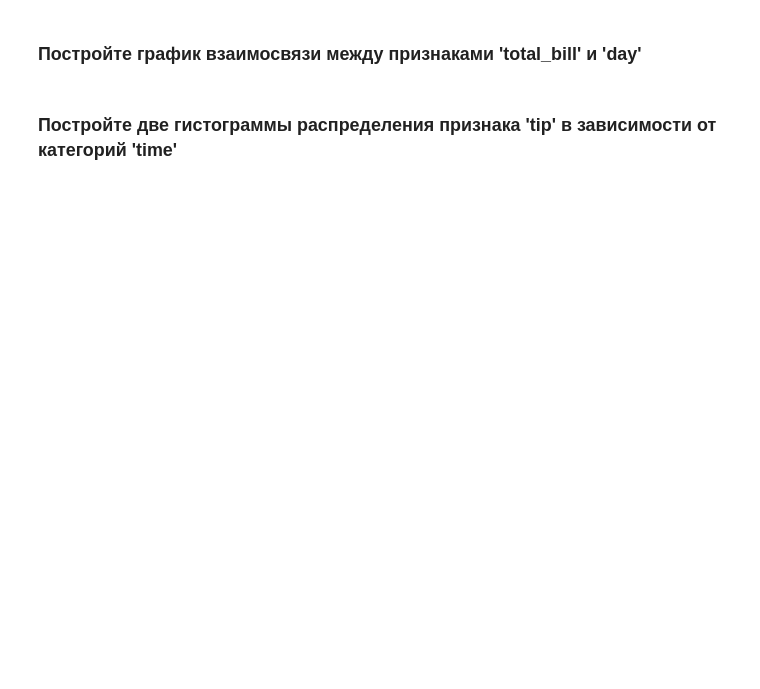
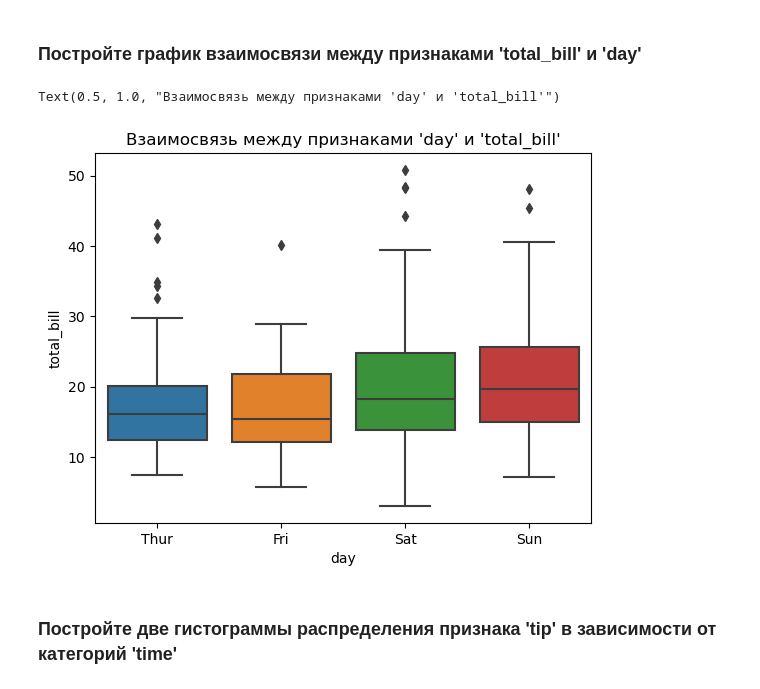
Before and after one commit to pantushevdenis/2024-09-otus-machine-learning-basic, a Jupyter notebook: 007_plot/Analyze and Visualize.ipynb, the cells around one changed output. Drawn from its saved outputs; the diff is of its cells as text; code cells hidden in the pictures; blank space fills up the shorter version.

```diff
--- a/007_plot/Analyze and Visualize.ipynb
+++ b/007_plot/Analyze and Visualize.ipynb
@@ -221,4 +252,10 @@ ds.head()
 # %% [markdown]
 ### Постройте график взаимосвязи между признаками 'total_bill' и 'day'
+# %%
+sb.boxplot(x='day', y='total_bill', data=ds)
+plt.title("Взаимосвязь между признаками 'day' и 'total_bill'")
+# %% [output]
+Text(0.5, 1.0, "Взаимосвязь между признаками 'day' и 'total_bill'")
+[figure, added]
 # %% [markdown]
 ### Постройте две гистограммы распределения признака 'tip' в зависимости от категорий 'time'
```
Also changed, not shown: parts of 9 cells of this notebook, 6 other files.
